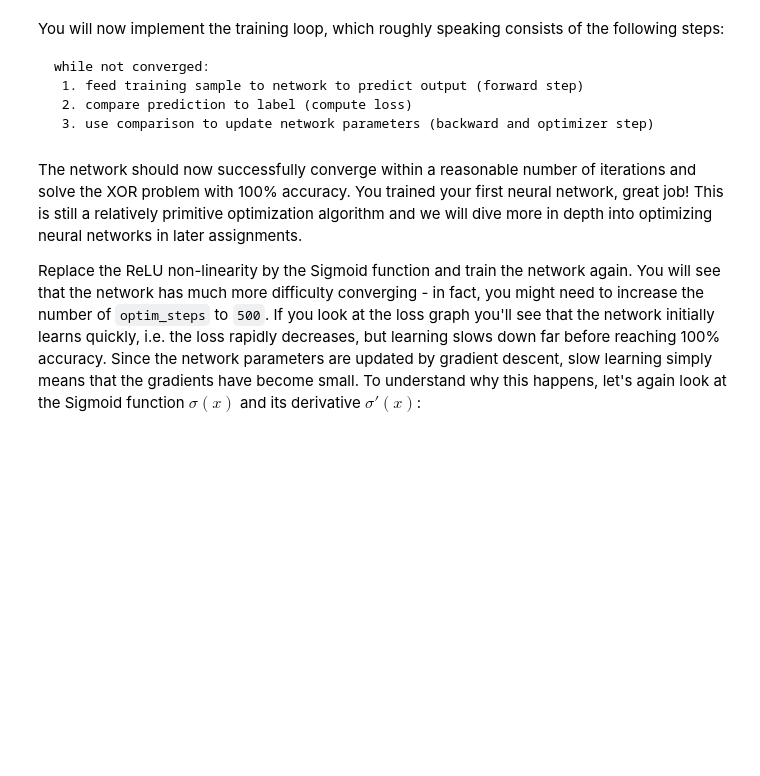
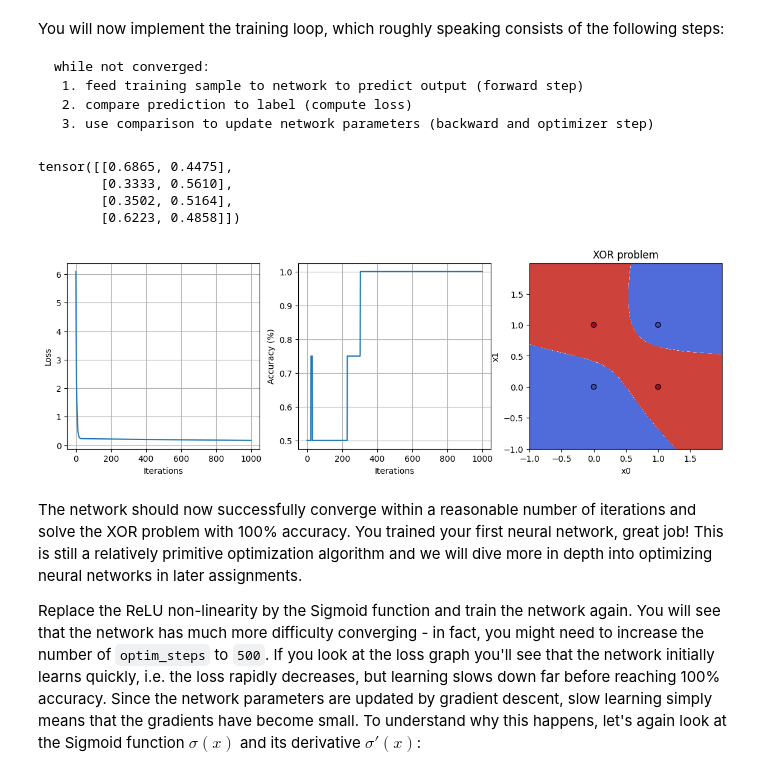
Before and after one commit to RensDur/DSAIT4005-Machine-and-Deep-Learning, a Jupyter notebook: 2025_Assignment_3.ipynb, the cells around one changed output. Cells and saved outputs as stored; diff of their text form; code cells hidden in the pictures; blank space fills up the shorter version.

```diff
--- a/2025_Assignment_3.ipynb
+++ b/2025_Assignment_3.ipynb
@@ -710,7 +791,7 @@ def MSELoss(y_true, y_pred):
     #             TODO: Implement the gradient dL/dy_hat                   #
     ########################################################################
 
-    pass
+    grad = (2*y_pred - 2*y_true) / y_pred.shape[0]
 
     ########################################################################
     #                          END OF YOUR CODE                            #
@@ -731,11 +812,11 @@ in_features, hidden_dim, out_features = 2, 10, 2
 
 # Training parameters
 learning_rate = 1e-2  # step size for gradient descent
-optim_steps = 100  # network should generally converge within 100 steps
+optim_steps = 1000  # network should generally converge within 100 steps
 
 # Define and initialize layers
 layers = [Linear(in_features, hidden_dim),
-          ReLU(),
+          Sigmoid(),
           Linear(hidden_dim, out_features)]
 
 # Initialize network
@@ -754,7 +835,8 @@ for i in range(optim_steps):
     #                         and append to list.                          #
     ########################################################################
 
-    pass
+    loss, grad = MSELoss(y_xor, y_pred)
+    losses.append(loss)
 
     ########################################################################
     #                          END OF YOUR CODE                            #
@@ -764,36 +846,43 @@ for i in range(optim_steps):
     #            TODO: Perform backward pass and optimizer step.           #
     ########################################################################
 
-    pass
+    dx = net.backward(grad)
+    net.optimizer_step(learning_rate)
 
     ########################################################################
     #                          END OF YOUR CODE                            #
     ########################################################################
 
     # Calculate accuracy of prediction
     correct = torch.argmax(y_pred, axis=1) == torch.argmax(y_xor, axis=1)
     accs.append(torch.sum(correct)/len(y_pred))
 
 # Print prediction
 print(y_pred)
 
 # Plot loss and accuracy
 plt.figure(figsize=(14,4))
 plt.subplot(1,3,1)
 plt.xlabel('Iterations')
 plt.ylabel('Loss')
 plt.plot(losses)
 plt.grid()
 
 plt.subplot(1,3,2)
 plt.xlabel('Iterations')
 plt.ylabel('Accuracy (%)')
 plt.plot(accs)
 plt.grid()
 
 # Show decision boundary
 plt.subplot(1,3,3)
 plot(x_xor, y_xor, net)
+# %% [output]
+tensor([[0.6865, 0.4475],
+        [0.3333, 0.5610],
+        [0.3502, 0.5164],
+        [0.6223, 0.4858]])
+[figure, added]
 # %% [markdown]
 The network should now successfully converge within a reasonable number of iterations and solve the XOR problem with 100% accuracy. You trained your first neural network, great job! This is still a relatively primitive optimization algorithm and we will dive more in depth into optimizing neural networks in later assignments.
 
```
Also changed, not shown: parts of 15 cells of this notebook.
